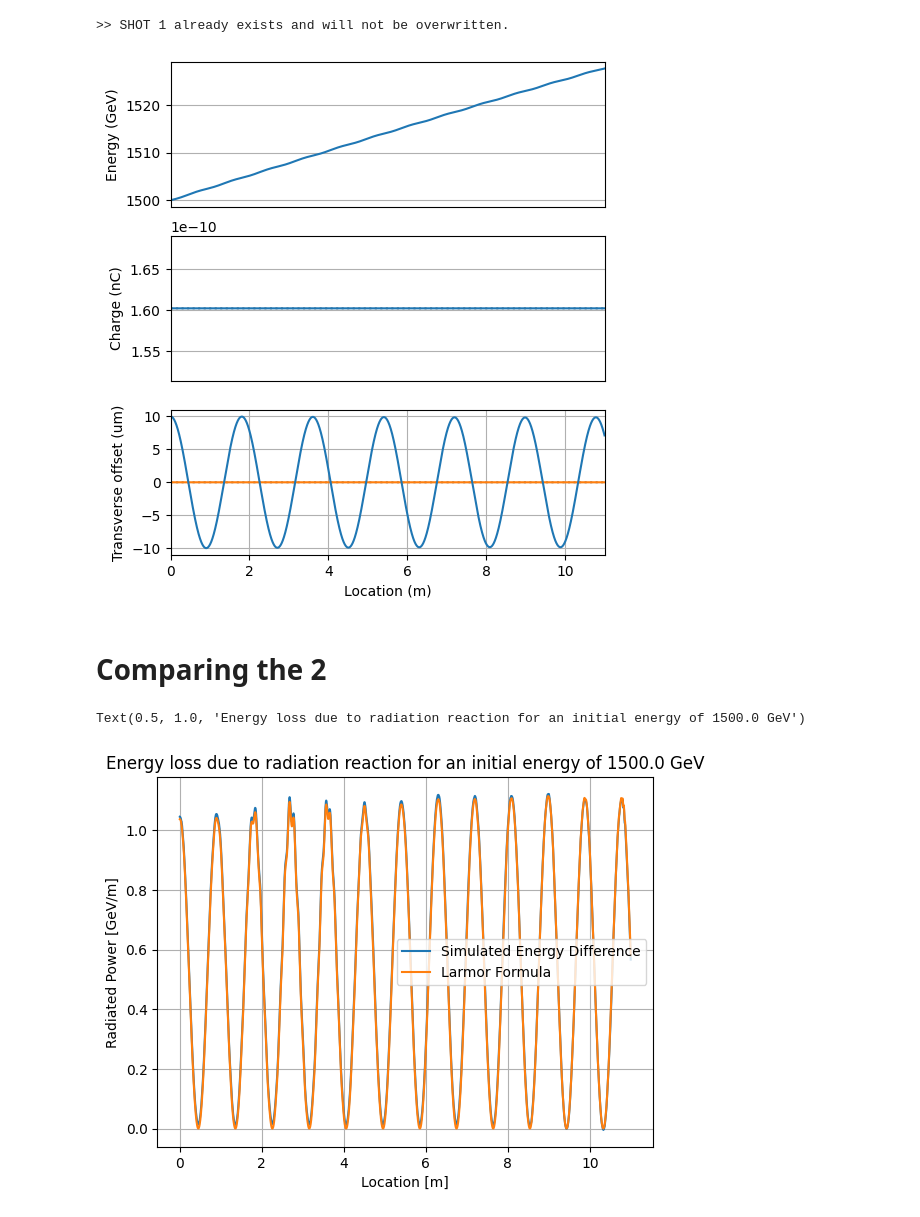
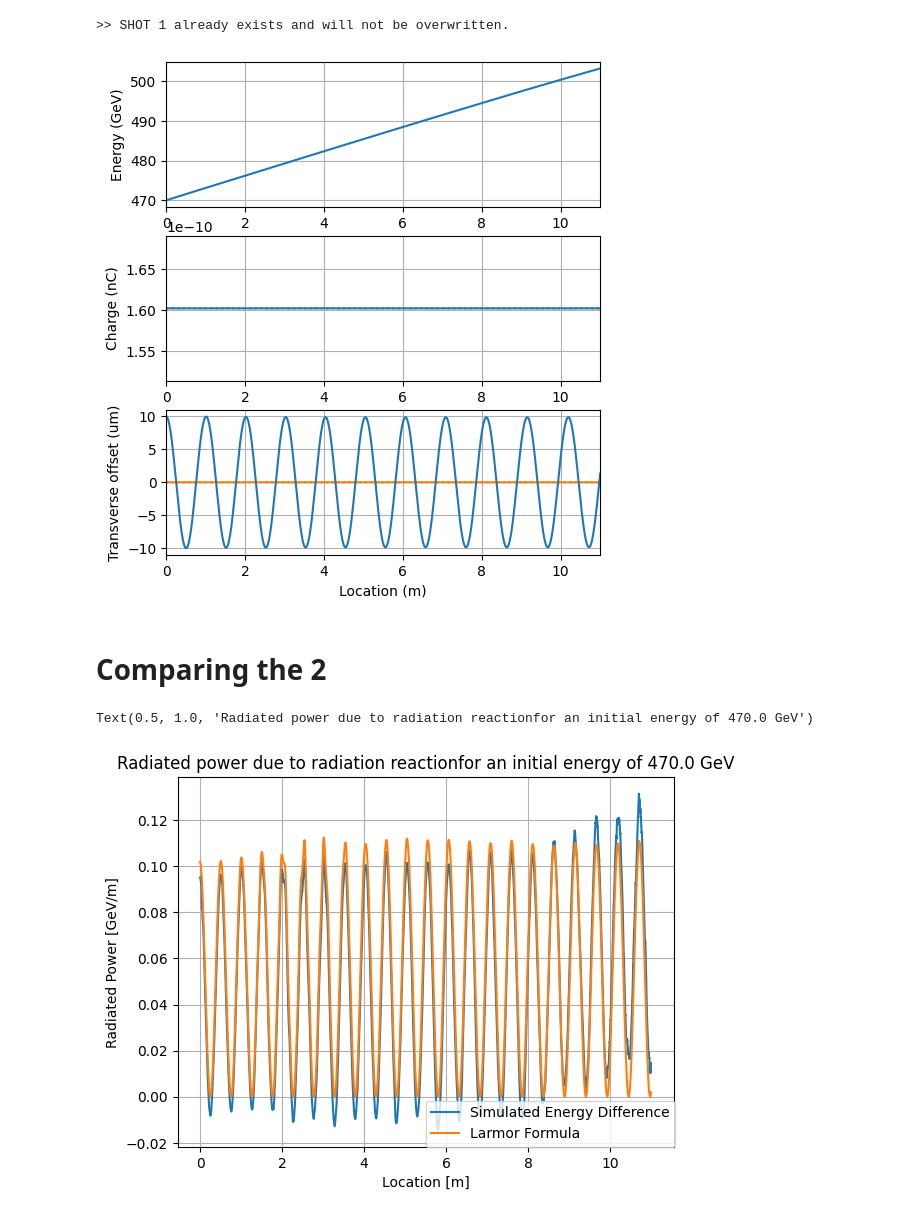
Before and after one commit to abel-framework/ABEL, a Jupyter notebook: examples/single_particle_hipace.ipynb, the cells around one changed output. Cells and saved outputs as stored; diff of their text form; code cells hidden in the pictures.

Commit message:
Made lots of plots

```diff
--- a/examples/single_particle_hipace.ipynb
+++ b/examples/single_particle_hipace.ipynb
@@ -25,7 +25,7 @@ driver.jitter.t = 0 #10e-15 # [m]
 driver.symmetrize = True
 
 test_particle = SourceSingleParticle()
-test_particle.energy = 1500e9 # [eV]
+test_particle.energy = 470e9 # [eV]
 test_particle.z = 0 # [m]
 test_particle.x = 10e-6 # [m]
 test_particle.y = 0 # [m]
@@ -139,7 +139,7 @@ linac2.run(name, num_shots=shots, overwrite=False, parallel=False);
 # %%
 stage_evolution = linac2.stages[0].plot_test_particle_evolution()
 # %% [output]
-[figure, old version]
+[figure, new version]
 # %% [markdown]
 # Comparing the 2
 # %%
@@ -162,12 +163,13 @@ P_real = [1/1e9 * (E_loss[i+1] - E_loss[i])/(s[1]-s[0]) for i in range(E_loss.si
 # %%
 fig = plt.figure()
 plt.plot(z, P_real, label = 'Simulated Energy Difference')
 plt.plot(z, P, label = 'Larmor Formula')
 plt.grid()
 plt.xlabel('Location [m]')
 plt.ylabel('Radiated Power [GeV/m]')
-plt.legend()
-plt.title(f'Energy loss due to radiation reaction for an initial energy of {test_particle.energy/1e9} GeV')
+plt.legend(loc = (0.5,0))
+plt.title(f'Radiated power due to radiation reaction\
+for an initial energy of {test_particle.energy/1e9} GeV')
 # %% [output]
-Text(0.5, 1.0, 'Energy loss due to radiation reaction for an initial energy of 1500.0 GeV')
+Text(0.5, 1.0, 'Radiated power due to radiation reactionfor an initial energy of 470.0 GeV')
-[figure, old version]
+[figure, new version]
```
Also changed, not shown: parts of 9 cells of this notebook, 9 other files.
